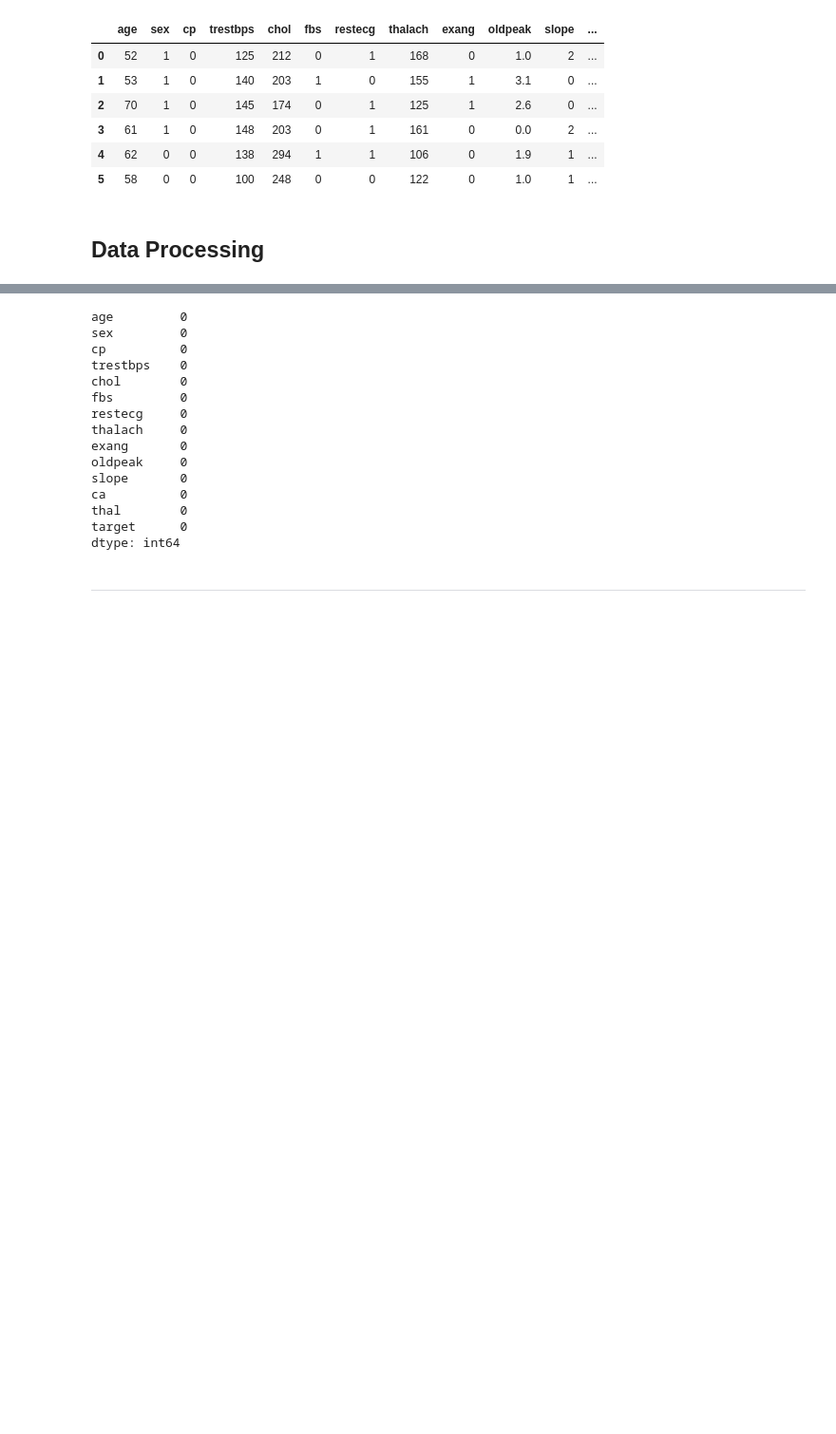
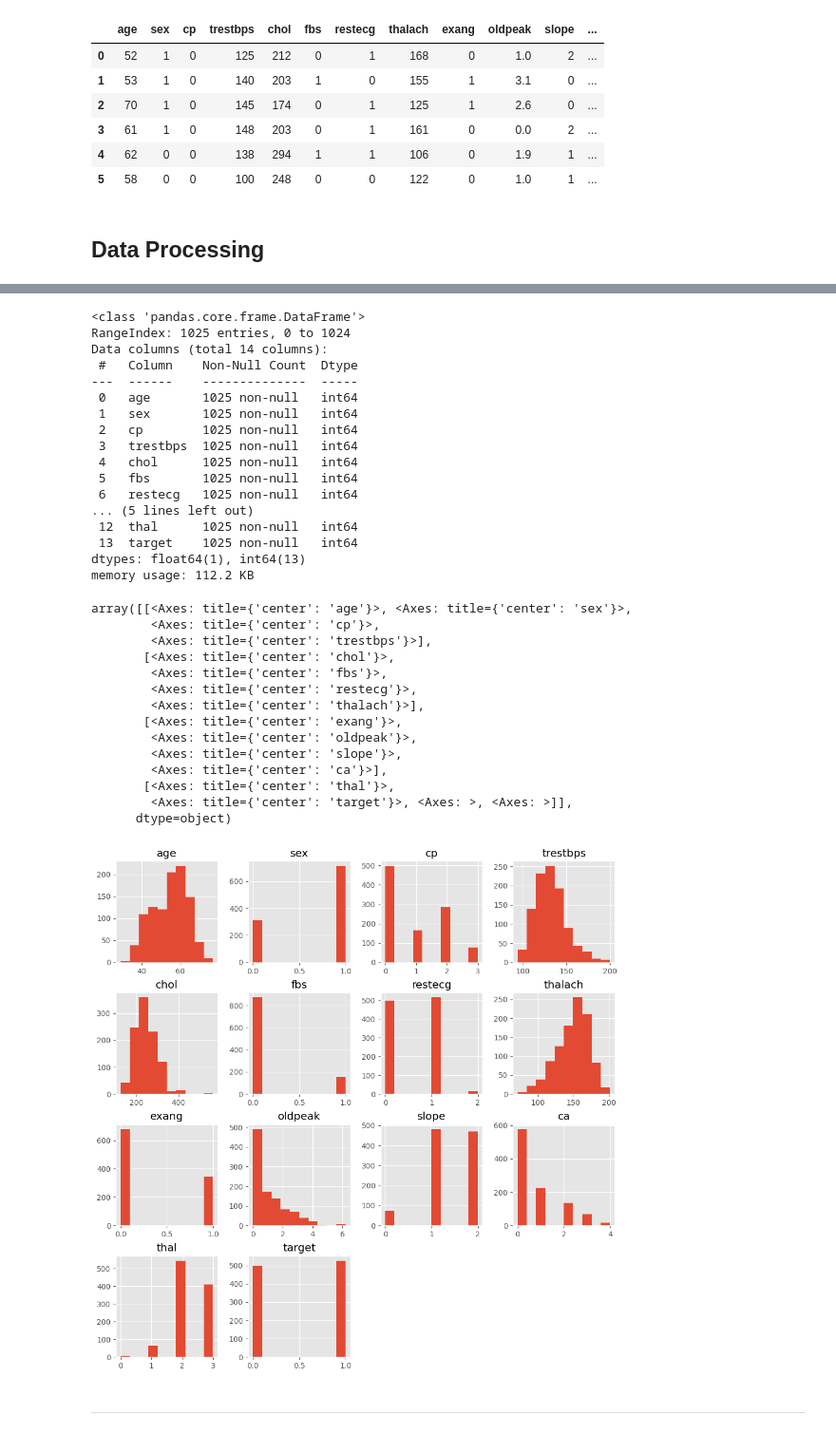
Before and after one commit to Vedant988/Vedant_INBT010521_June2024, a Jupyter notebook: task1_knn_heart_disease.ipynb, the cells around one changed output, grey strips where cells are left out. Shown at 95% size. Cells and saved outputs as stored; diff of their text form; code cells hidden in the pictures; blank space fills up the shorter version.

```diff
--- a/task1_knn_heart_disease.ipynb
+++ b/task1_knn_heart_disease.ipynb
@@ -41,23 +41,44 @@ summary
 | max | 77.000000 | 1.000000 | 3.000000 | 200.000000 | 564.00000 | 1.000000 | 2.000000 | 202.000000 | 1.000000 | 6.200000 | 2.000000 | ... |
 # %%
 # Counting Up missing nan Value in each columnn
-df.isnull().sum()
+df.info()
 # %% [output]
-age         0
-sex         0
-cp          0
-trestbps    0
-chol        0
-fbs         0
-restecg     0
-thalach     0
-exang       0
-oldpeak     0
-slope       0
-ca          0
-thal        0
-target      0
-dtype: int64
+<class 'pandas.core.frame.DataFrame'>
+RangeIndex: 1025 entries, 0 to 1024
+Data columns (total 14 columns):
+ #   Column    Non-Null Count  Dtype
+---  ------    --------------  -----
+ 0   age       1025 non-null   int64
+ 1   sex       1025 non-null   int64
+ 2   cp        1025 non-null   int64
+ 3   trestbps  1025 non-null   int64
+ 4   chol      1025 non-null   int64
+ 5   fbs       1025 non-null   int64
+ 6   restecg   1025 non-null   int64
+... (5 lines left out)
+ 12  thal      1025 non-null   int64
+ 13  target    1025 non-null   int64
+dtypes: float64(1), int64(13)
+memory usage: 112.2 KB
+# %%
+fig,ax=plt.subplots(figsize=(12,12))
+df.hist(ax=ax)
+# %% [output]
+array([[<Axes: title={'center': 'age'}>, <Axes: title={'center': 'sex'}>,
+        <Axes: title={'center': 'cp'}>,
+        <Axes: title={'center': 'trestbps'}>],
+       [<Axes: title={'center': 'chol'}>,
+        <Axes: title={'center': 'fbs'}>,
+        <Axes: title={'center': 'restecg'}>,
+        <Axes: title={'center': 'thalach'}>],
+       [<Axes: title={'center': 'exang'}>,
+        <Axes: title={'center': 'oldpeak'}>,
+        <Axes: title={'center': 'slope'}>,
+        <Axes: title={'center': 'ca'}>],
+       [<Axes: title={'center': 'thal'}>,
+        <Axes: title={'center': 'target'}>, <Axes: >, <Axes: >]],
+      dtype=object)
+[figure, added]
 # %% [markdown]
 ---
 # %% [markdown]
```
Also changed, not shown: parts of 13 cells of this notebook.
